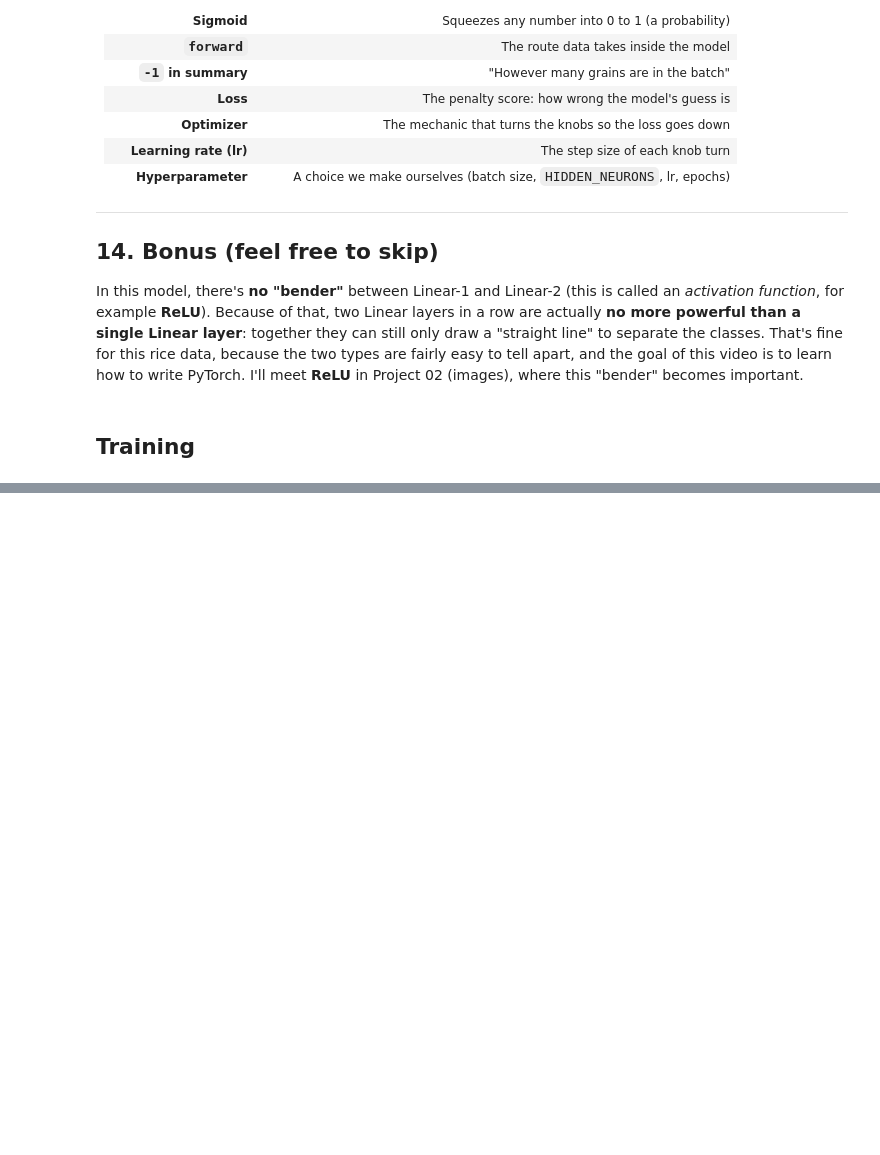
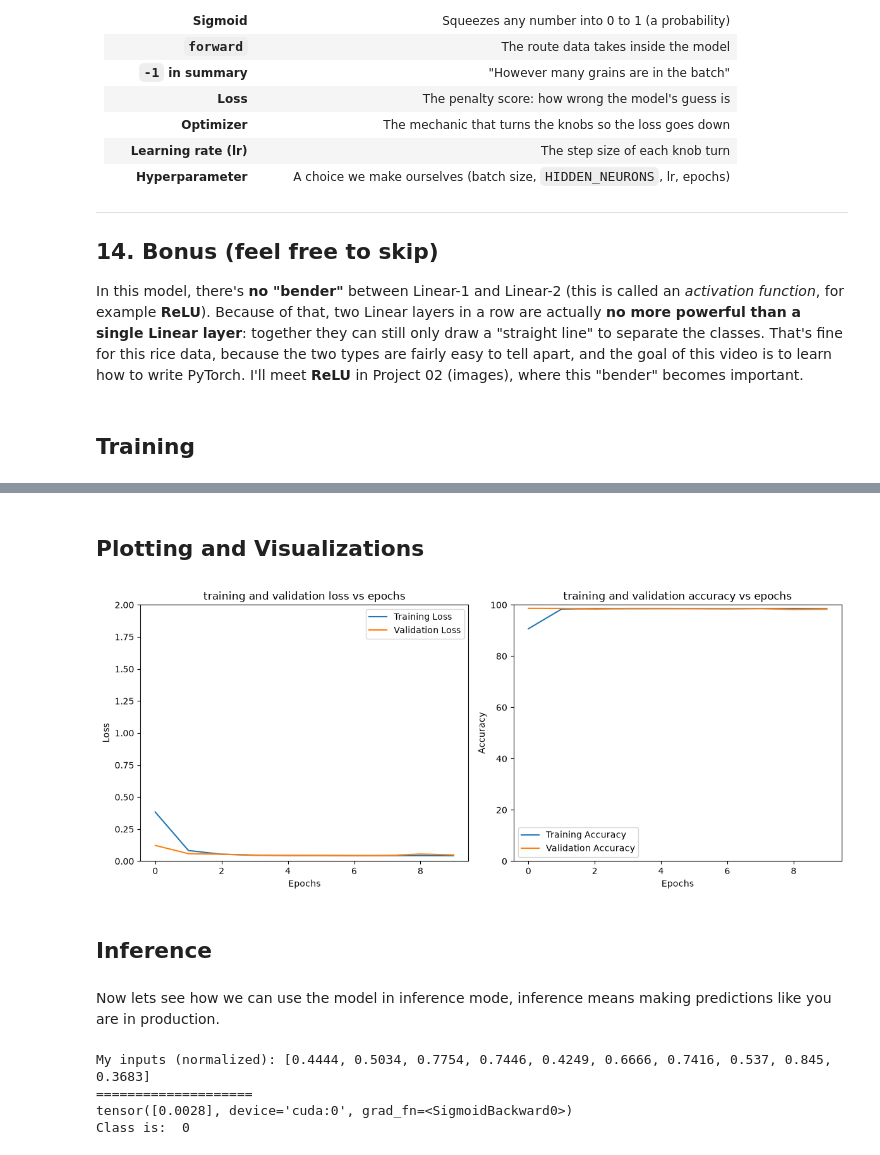
Before and after one commit to Zendin110206/pytorch-5-projects-learning, a Jupyter notebook: notebooks/01_tabular_classification_rice.ipynb, the cells around one changed output, grey strips where cells are left out. Drawn from its saved outputs; the diff is of its cells as text; code cells hidden in the pictures; blank space fills up the shorter version.

Commit message:
feat(01-tabular): train, evaluate, and run inference on rice model

```diff
--- a/notebooks/01_tabular_classification_rice.ipynb
+++ b/notebooks/01_tabular_classification_rice.ipynb
@@ -528,0 +622,55 @@ In this model, there's **no "bender"** between Linear-1 and Linear-2 (this is ca
+# %% [markdown]
+## Plotting and Visualizations
+# %%
+fig, axs = plt.subplots(1, 2, figsize=(12, 5)) # create a figure with 1 row and 2 columns for subplots
+
+axs[0].plot(total_loss_train_plot, label='Training Loss') # plot training loss
+axs[0].plot(total_loss_validation_plot, label='Validation Loss') # plot validation loss
+axs[0].set_title('training and validation loss vs epochs') # set title for the first subplot
+axs[0].set_xlabel('Epochs') # set x-axis label for the first subplot
+axs[0].set_ylabel('Loss') # set y-axis label for the first subplot
+axs[0].set_ylim([0, 2]) # set y-axis limit for the first subplot
+axs[0].legend() # add legend to the first subplot
+
+axs[1].plot(total_acc_train_plot, label='Training Accuracy') # plot training accuracy
+axs[1].plot(total_acc_validation_plot, label='Validation Accuracy') # plot validation accuracy
+axs[1].set_title('training and validation accuracy vs epochs') # set title for the second subplot
+axs[1].set_xlabel('Epochs') # set x-axis label for the second subplot
+axs[1].set_ylabel('Accuracy') # set y-axis label for the second subplot
+axs[1].set_ylim([0, 100]) # set y-axis limit for the second subplot
+axs[1].legend() # add legend to the second subplot
+
+plt.tight_layout() # adjust the padding between and around subplots
+
+plt.show() # display the plots
+# %% [output]
+[figure, added]
+# %% [markdown]
+## Inference
+# %% [markdown]
+Now lets see how we can use the model in inference mode, inference means making predictions like you are in production.
+# %%
+area = float(input("Area: "))/original_df['Area'].abs().max()
+MajorAxisLength = float(input("Major Axis Length: "))/original_df['MajorAxisLength'].abs().max()
+MinorAxisLength = float(input("Minor Axis Length: "))/original_df['MinorAxisLength'].abs().max()
+Eccentricity = float(input("Eccentricity: "))/original_df['Eccentricity'].abs().max()
+ConvexArea = float(input("Convex Area: "))/original_df['ConvexArea'].abs().max()
+EquivDiameter = float(input("EquivDiameter: "))/original_df['EquivDiameter'].abs().max()
+Extent = float(input("Extent: "))/original_df['Extent'].abs().max()
+Perimeter = float(input("Perimeter: "))/original_df['Perimeter'].abs().max()
+Roundness = float(input("Roundness: "))/original_df['Roundness'].abs().max()
+AspectRation = float(input("AspectRation: "))/original_df['AspectRation'].abs().max()
+
+my_inputs = [area, MajorAxisLength, MinorAxisLength, Eccentricity, ConvexArea, EquivDiameter, Extent, Perimeter, Roundness, AspectRation]
+
+print("My inputs (normalized):", [round(float(v), 4) for v in my_inputs])
+print("="*20)
+model_inputs = torch.Tensor(my_inputs).to(device)
+prediction = (model(model_inputs))
+print(prediction)
+print("Class is: ", round(prediction.item()))
+# %% [output]
+My inputs (normalized): [0.4444, 0.5034, 0.7754, 0.7446, 0.4249, 0.6666, 0.7416, 0.537, 0.845, 0.3683]
+====================
+tensor([0.0028], device='cuda:0', grad_fn=<SigmoidBackward0>)
+Class is:  0
```
Also changed, not shown: parts of 5 cells of this notebook.
